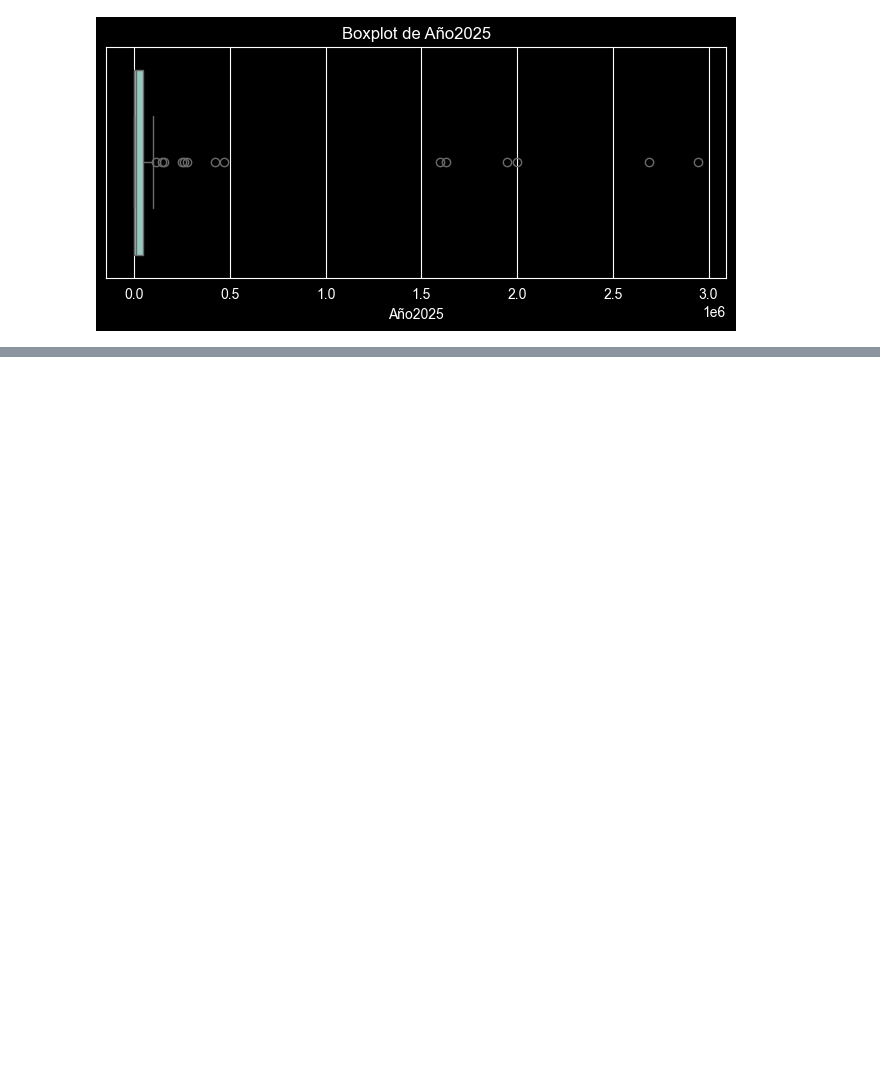
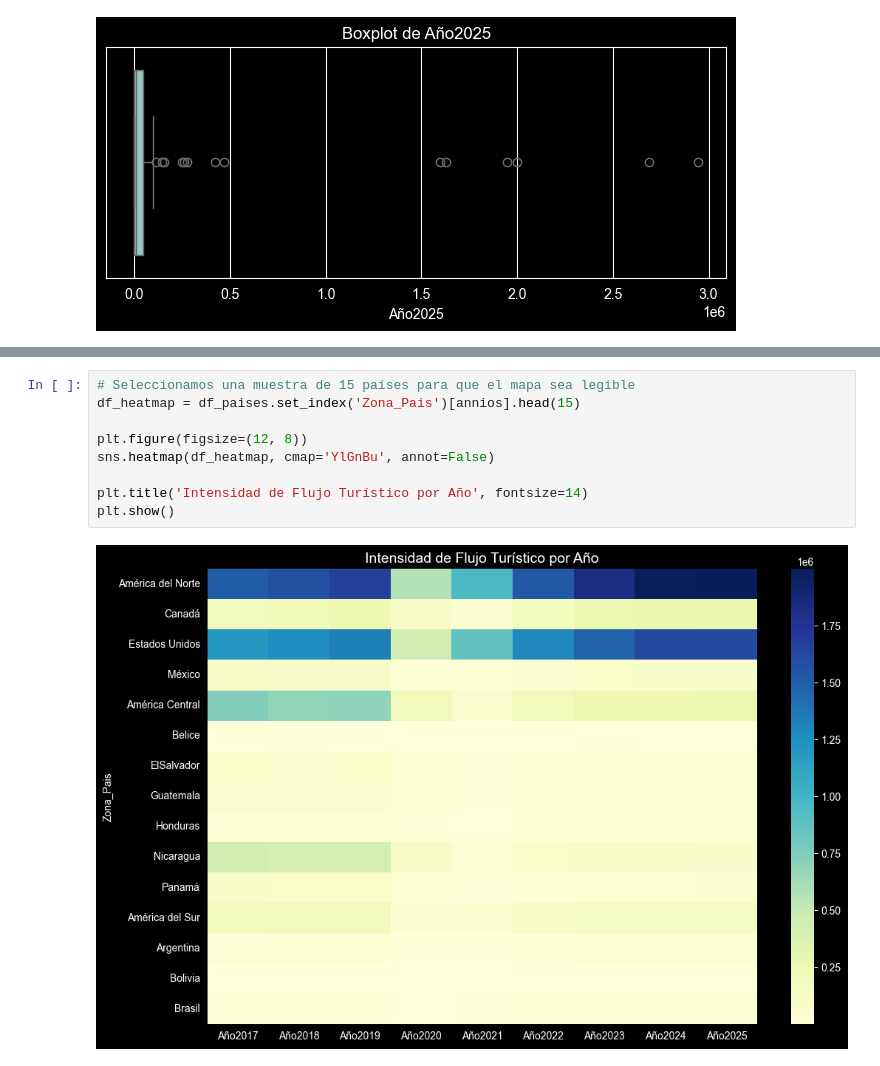
Before and after one commit to MauOrtizC/Proyecto_An-lisis_y_Predicci-n_del_Turismo_en_Costa_Rica, a Jupyter notebook: src/eda/EDA.ipynb, the cells around one changed output, grey strips where cells are left out. Drawn from its saved outputs; the diff is of its cells as text; blank space fills up the shorter version.

```diff
--- a/src/eda/EDA.ipynb
+++ b/src/eda/EDA.ipynb
@@ -130,0 +193,11 @@ for col in num_cols[1:]:
+# %%
+# Seleccionamos una muestra de 15 países para que el mapa sea legible
+df_heatmap = df_paises.set_index('Zona_Pais')[annios].head(15)
+
+plt.figure(figsize=(12, 8))
+sns.heatmap(df_heatmap, cmap='YlGnBu', annot=False)
+
+plt.title('Intensidad de Flujo Turístico por Año', fontsize=14)
+plt.show()
+# %% [output]
+[figure, added]
```
Also changed, not shown: parts of 12 cells of this notebook.
